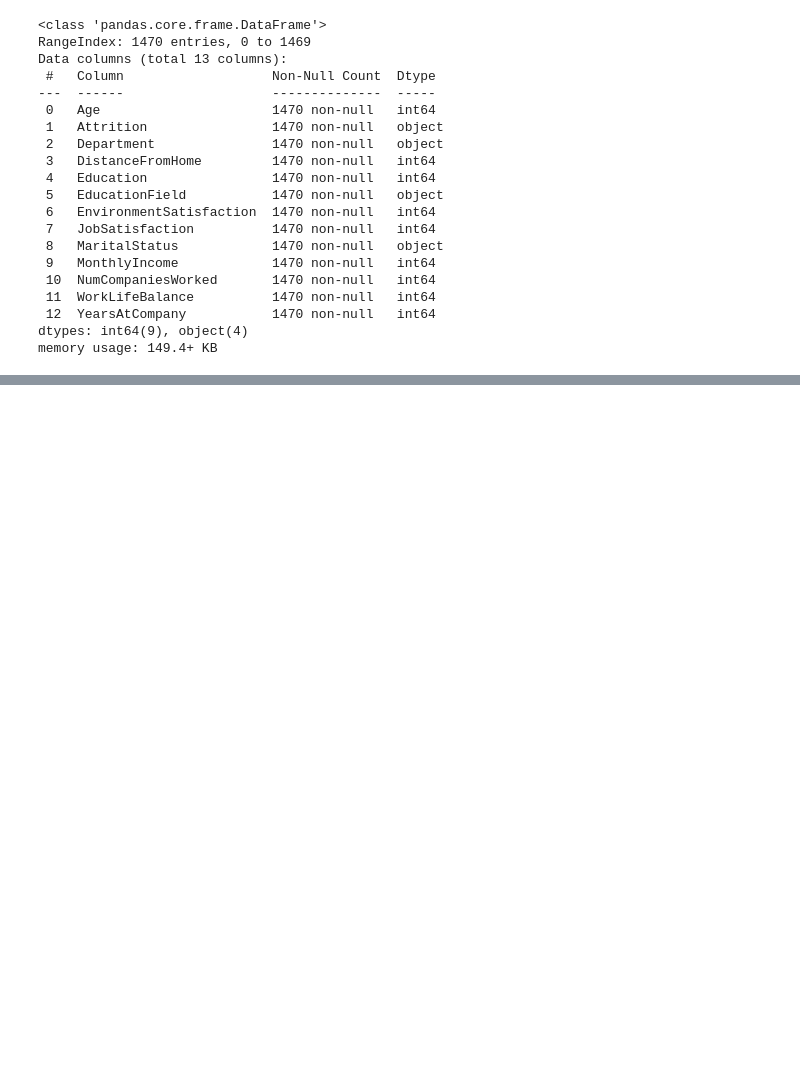
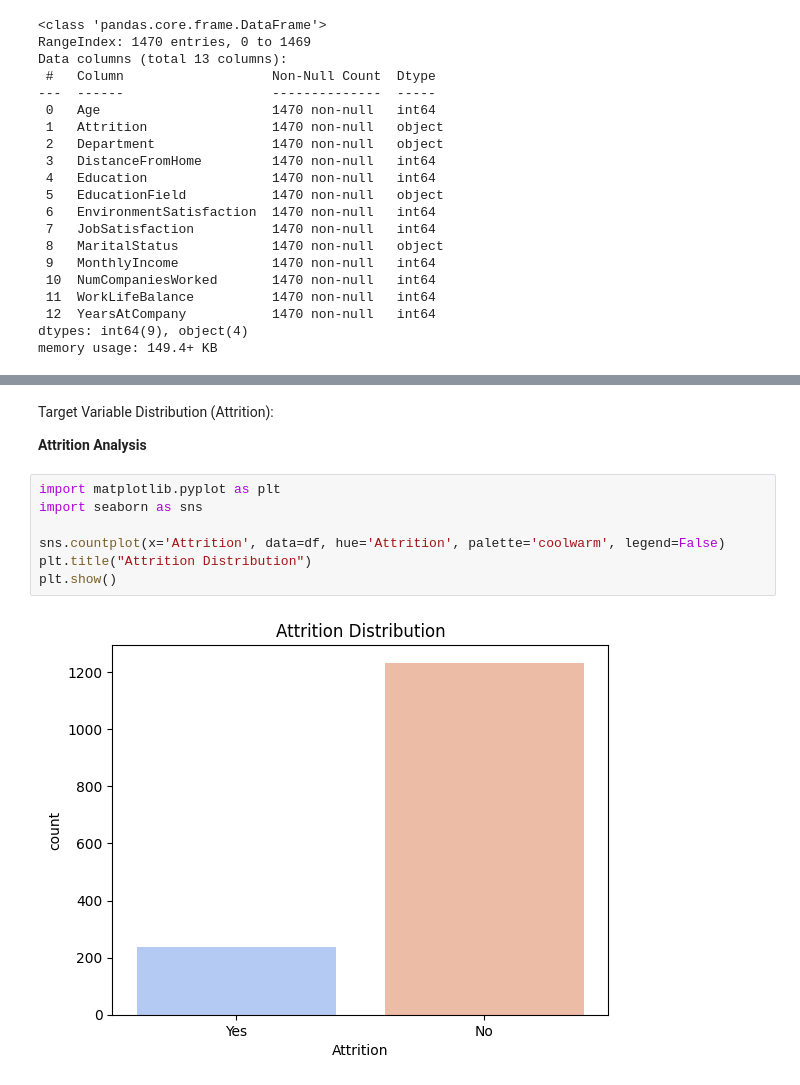
Before and after one commit to Geethasaran/E-Commerce-_Employee-Attrition-Rate, a Jupyter notebook: FINAL_PROJECT_Employee_Attrition_Rate.ipynb, the cells around one changed output, grey strips where cells are left out. Drawn from its saved outputs; the diff is of its cells as text; blank space fills up the shorter version.

```diff
--- a/FINAL_PROJECT_Employee_Attrition_Rate.ipynb
+++ b/FINAL_PROJECT_Employee_Attrition_Rate.ipynb
@@ -42,0 +77,13 @@ memory usage: 149.4+ KB
+# %% [markdown]
+Target Variable Distribution (Attrition):
+
+**Attrition Analysis**
+# %%
+import matplotlib.pyplot as plt
+import seaborn as sns
+
+sns.countplot(x='Attrition', data=df, hue='Attrition', palette='coolwarm', legend=False)
+plt.title("Attrition Distribution")
+plt.show()
+# %% [output]
+[figure, added]
```
Also changed, not shown: parts of 37 cells of this notebook.
